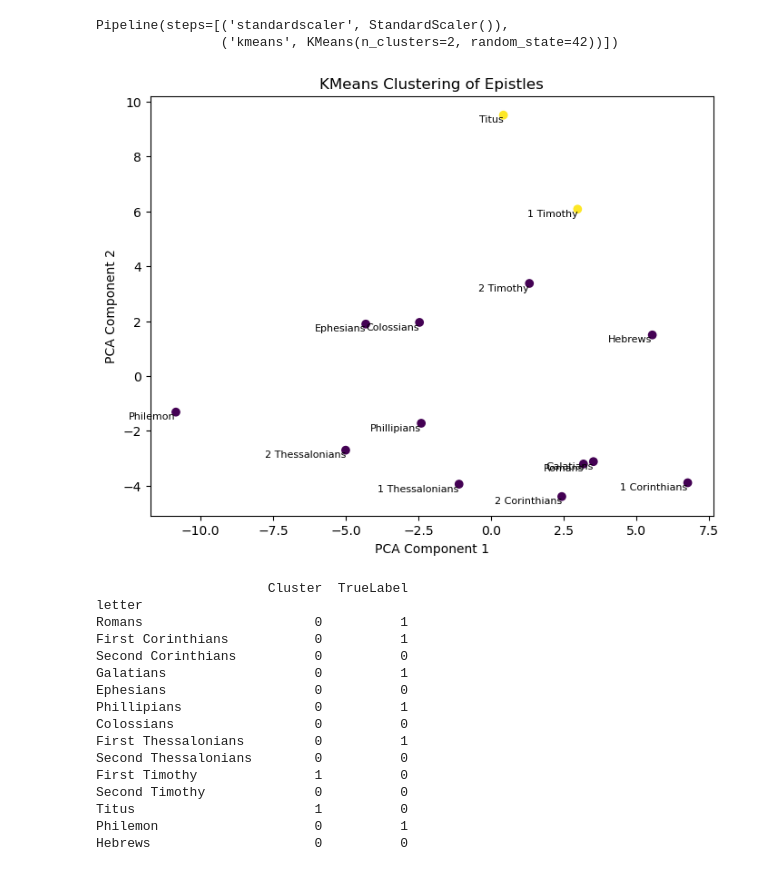
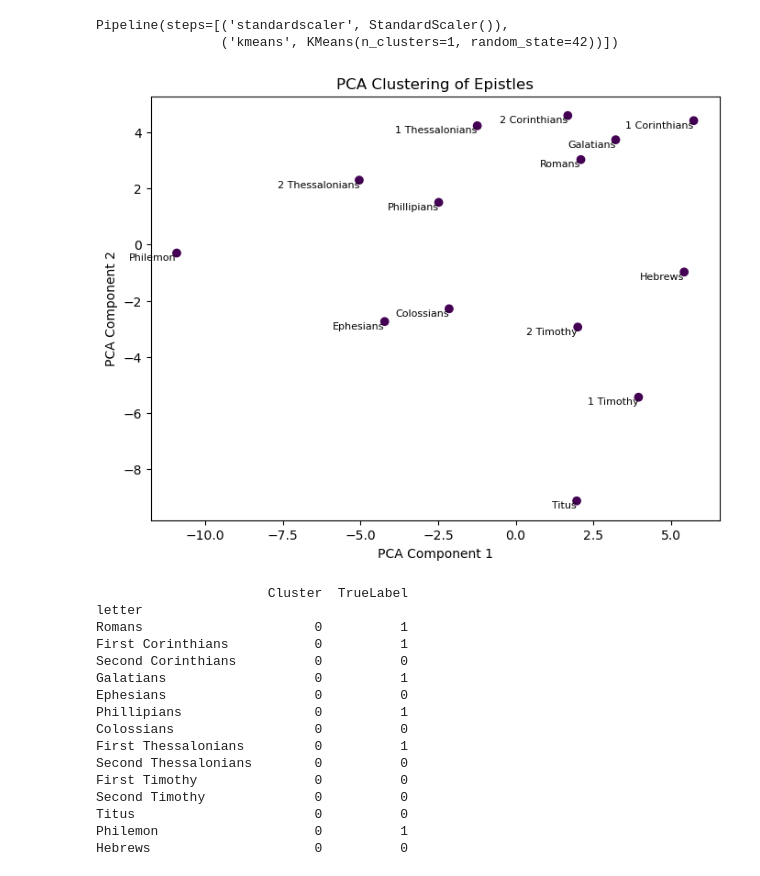
Before and after one commit to zrich1114/paul-classification, a Jupyter notebook: notebooks/clustering.ipynb, the cells around one changed output. Saved outputs shown, nothing was run; the diff lists cells and outputs as text; code cells hidden in the pictures.

Commit message:
removed Token and Verse count from clustering

```diff
--- a/notebooks/clustering.ipynb
+++ b/notebooks/clustering.ipynb
@@ -8,40 +8,40 @@ from sklearn.cluster import KMeans
 from sklearn.decomposition import PCA
 # %%
 X_df = pd.read_pickle('../features/features.pkl')
-X_df = X_df.drop(columns="Classification")
+X_df = X_df.drop(columns=["Classification", "Token_Count", "Verse_Count"])
 # %%
-kmeans = KMeans(n_clusters=2, random_state=42, n_init="auto")
+kmeans = KMeans(n_clusters=1, random_state=42, n_init="auto")
 pipeline = make_pipeline(StandardScaler(), kmeans)
 # %%
 pipeline.fit(X_df)
 # %% [output]
 Pipeline(steps=[('standardscaler', StandardScaler()),
-                ('kmeans', KMeans(n_clusters=2, random_state=42))])
+                ('kmeans', KMeans(n_clusters=1, random_state=42))])
 # %%
 cluster_labels = pipeline.named_steps['kmeans'].labels_
 # %%
 pca = PCA(n_components=2)
 X_reduced = pca.fit_transform(pipeline.named_steps['standardscaler'].transform(X_df))
 
 plt.figure(figsize=(8, 6))
 plt.scatter(X_reduced[:, 0], X_reduced[:, 1], c=cluster_labels, cmap='viridis')
-plt.title("KMeans Clustering of Epistles")
+plt.title("PCA Clustering of Epistles")
 plt.xlabel("PCA Component 1")
 plt.ylabel("PCA Component 2")
 
 for i, letter in enumerate(X_df.index):
     plt.text(
         X_reduced[i, 0],     # PCA x-coordinate
         X_reduced[i, 1],     # PCA y-coordinate
         letter.replace("First", "1").replace("Second", "2"),  # shorten long names
         fontsize=8,
         ha='right',
         va='top'
     )
 
 plt.show()
 # %% [output]
-[figure, old version]
+[figure, new version]
 # %%
 true_labels = pd.read_pickle('../features/features.pkl')['Classification']
 comparison = pd.DataFrame({
@@ -61,8 +61,8 @@ Phillipians                 0          1
 Colossians                  0          0
 First Thessalonians         0          1
 Second Thessalonians        0          0
-First Timothy               1          0
+First Timothy               0          0
 Second Timothy              0          0
-Titus                       1          0
+Titus                       0          0
 Philemon                    0          1
 Hebrews                     0          0
```
Also changed, not shown: 5 other files.
